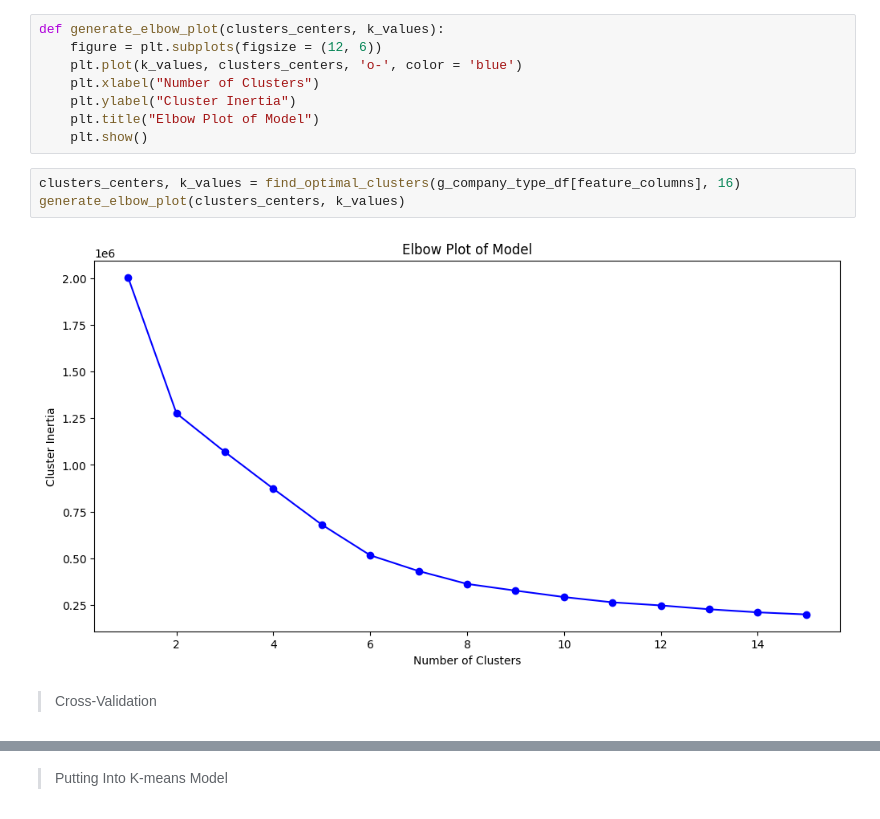
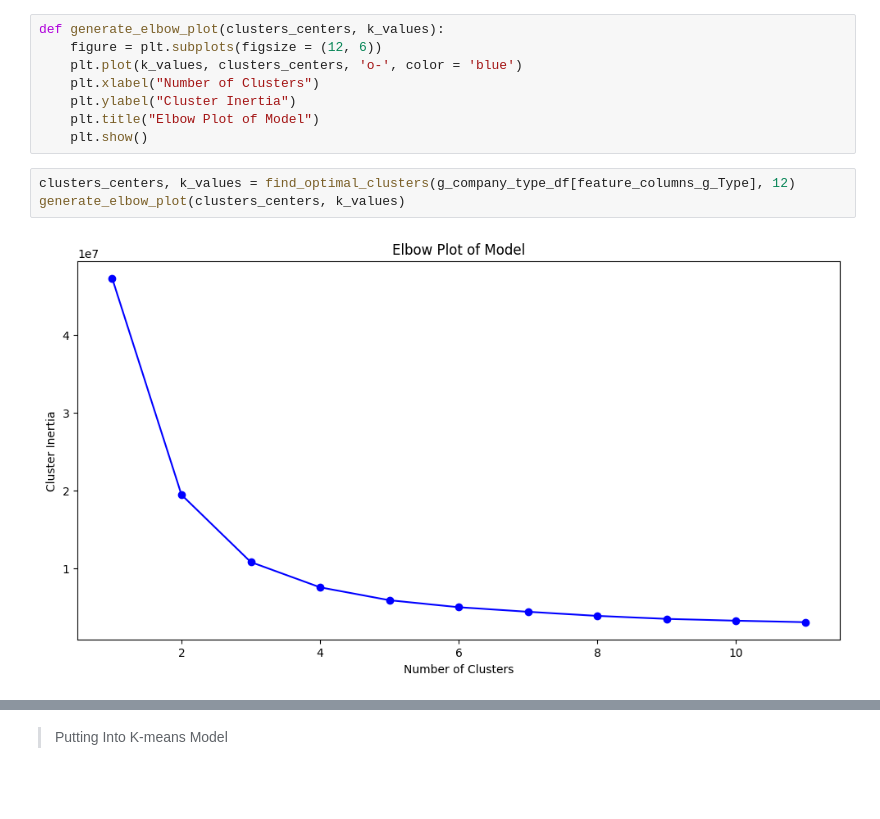
Before and after one commit to EmirhanServeren/factoring-customer-segmentation, a Jupyter notebook: segmentation.ipynb, the cells around one changed output, grey strips where cells are left out. Saved outputs shown, nothing was run; the diff lists cells and outputs as text; blank space fills up the shorter version.

```diff
--- a/segmentation.ipynb
+++ b/segmentation.ipynb
@@ -810,9 +810,7 @@ def generate_elbow_plot(clusters_centers, k_values):
     plt.title("Elbow Plot of Model")
     plt.show()
 # %%
-clusters_centers, k_values = find_optimal_clusters(g_company_type_df[feature_columns], 16)
+clusters_centers, k_values = find_optimal_clusters(g_company_type_df[feature_columns_g_Type], 12)
 generate_elbow_plot(clusters_centers, k_values)
 # %% [output]
-[figure, old version]
+[figure, new version]
-# %% [markdown]
-> Cross-Validation
```
Also changed, not shown: parts of 14 cells of this notebook, 2 other files.
